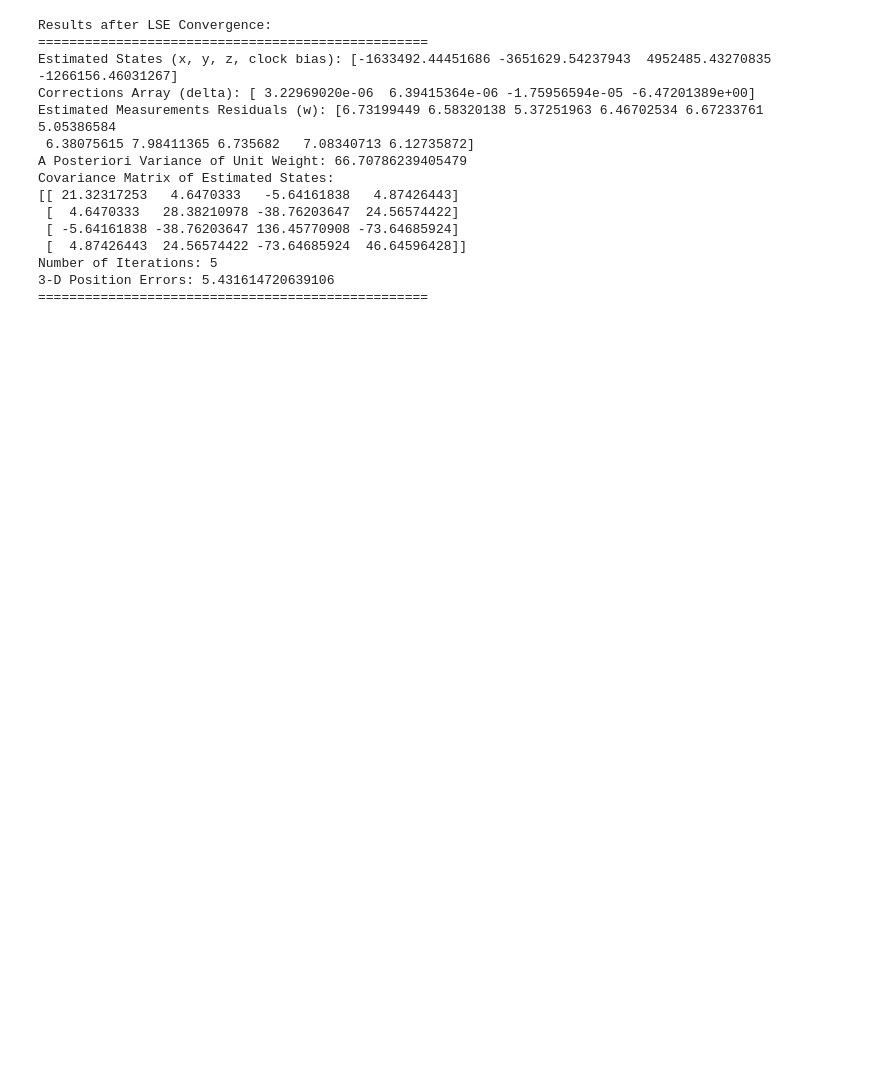
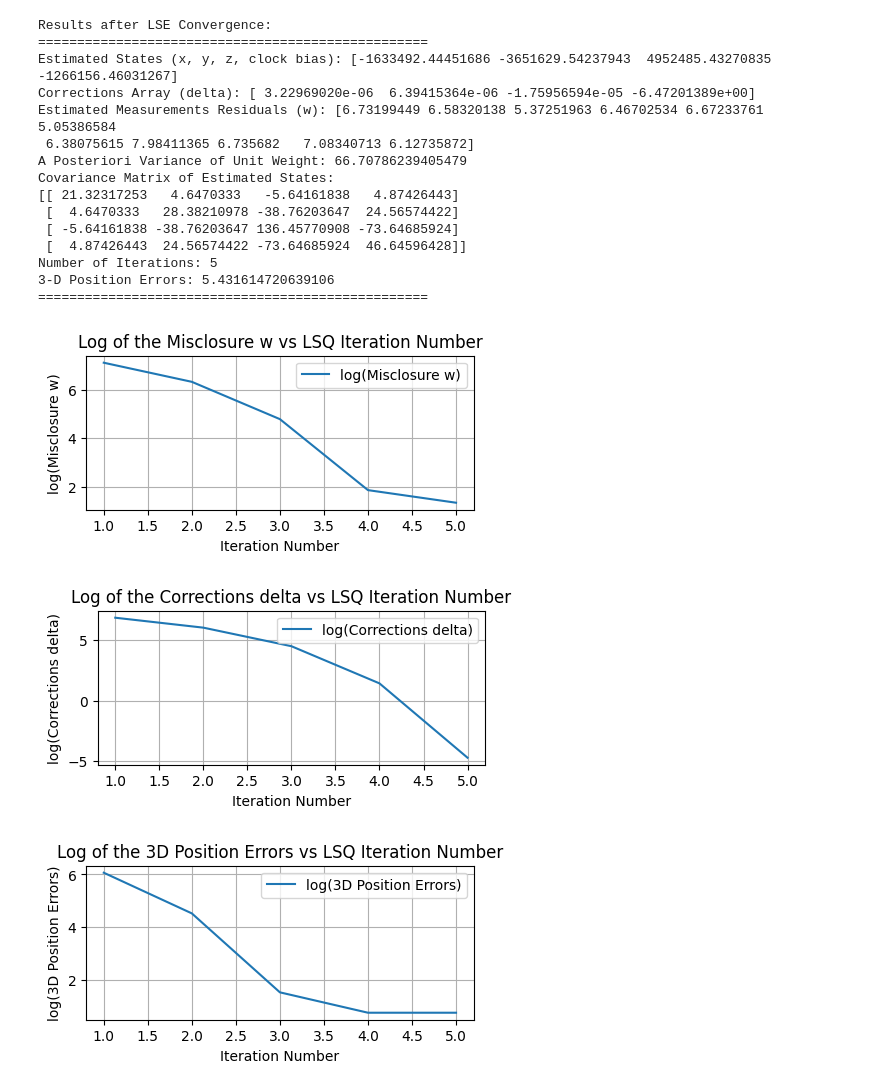
Before and after one commit to ChukwuebukaEzeanaka/engg680_2024_fall, a Jupyter notebook: Lab_Assignment2/Assignment2.ipynb, the cells around one changed output. Saved outputs shown, nothing was run; the diff lists cells and outputs as text; code cells hidden in the pictures; blank space fills up the shorter version.

Commit message:
Moved to step 11 in the Non linear LSE section

```diff
--- a/Lab_Assignment2/Assignment2.ipynb
+++ b/Lab_Assignment2/Assignment2.ipynb
@@ -845,3 +846,46 @@ Number of Iterations: 5
+# %%
+# step 12
+# Using the imported matplotlib, plot the following (3 marks in total). Make sure to include proper axes information, legend, grid lines and title.
+
+import matplotlib.pyplot as plt
+import numpy as np
+
+plt.figure(figsize=(5, 2))
+plt.plot(arr_i, np.log10([np.linalg.norm(w) for w in arr_w]), label='log(Misclosure w)')
+plt.xlabel('Iteration Number')
+plt.ylabel('log(Misclosure w)')
+plt.title('Log of the Misclosure w vs LSQ Iteration Number')
+plt.grid(True)
+plt.legend()
+plt.show()
+
+
+# 2. Plot log of the corrections delta against the LSQ iteration number i
+# (1 marks)
+plt.figure(figsize=(5, 2))
+plt.plot(arr_i, np.log10([np.linalg.norm(delta[:3]) for delta in arr_delta]), label='log(Corrections delta)')
+plt.xlabel('Iteration Number')
+plt.ylabel('log(Corrections delta)')
+plt.title('Log of the Corrections delta vs LSQ Iteration Number')
+plt.grid(True)
+plt.legend()
+plt.show()
+
+
+# 3. Plot log of the 3D position errors against the LSQ iteration number i
+# (1 marks)
+plt.figure(figsize=(5, 2))
+plt.plot(arr_i, np.log10(arr_err_pos), label='log(3D Position Errors)')
+plt.xlabel('Iteration Number')
+plt.ylabel('log(3D Position Errors)')
+plt.title('Log of the 3D Position Errors vs LSQ Iteration Number')
+plt.grid(True)
+plt.legend()
+plt.show()
+# %% [output]
+[figure, added]
+[figure, added]
+[figure, added]
 # %%
 # step 13
 # Describe the phenomena or pattern you recognize for each plot, and explain such phenomena
```
Also changed, not shown: parts of 3 cells of this notebook.
